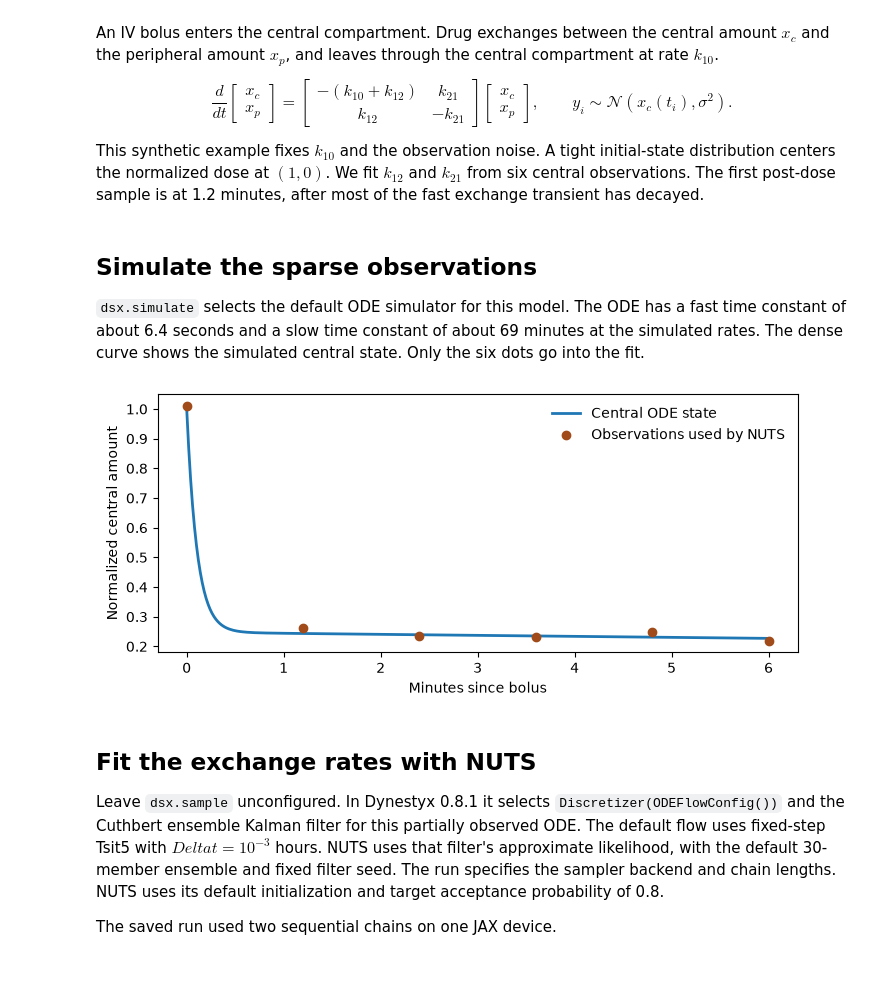
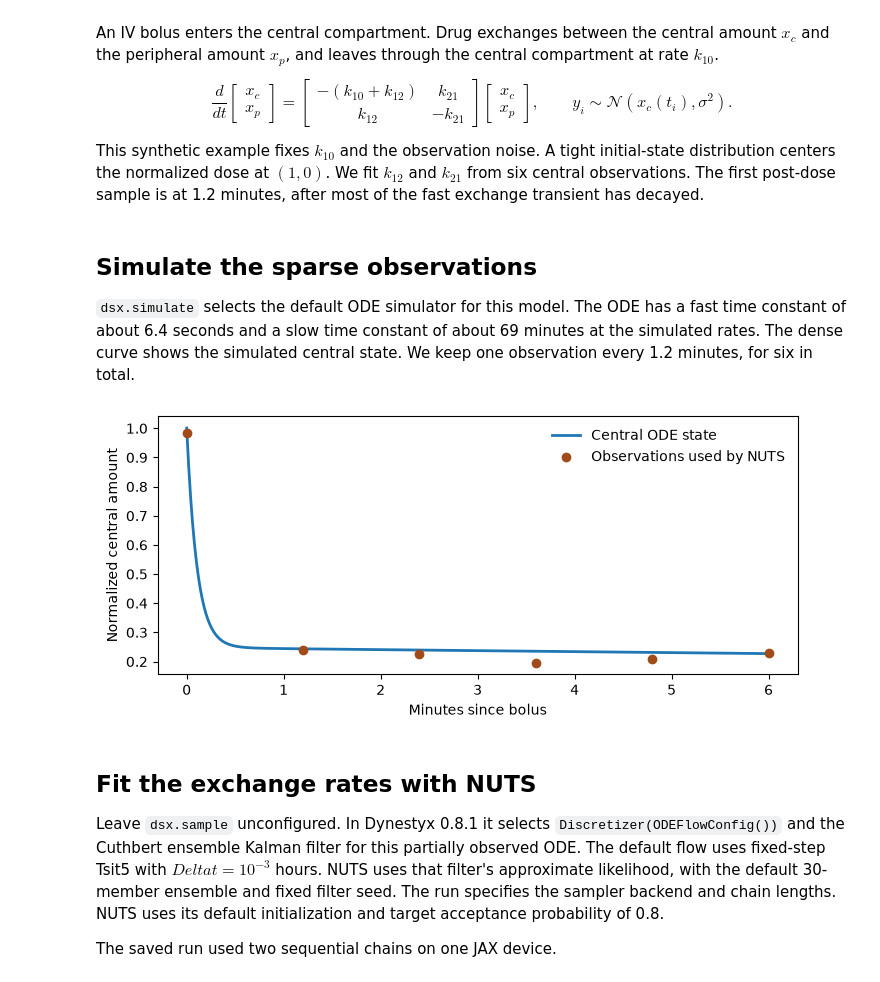
Before and after one commit to BasisResearch/dynestyx, a Jupyter notebook: docs/deep_dives/two_compartment_pk_nuts.ipynb, the cells around one changed output. Cells and saved outputs as stored; diff of their text form; code cells hidden in the pictures.

Commit message:
Use one seed in the PK deep dive

```diff
--- a/docs/deep_dives/two_compartment_pk_nuts.ipynb
+++ b/docs/deep_dives/two_compartment_pk_nuts.ipynb
@@ -36,12 +36,14 @@ import dynestyx as dsx
 from dynestyx.inference.configs.mcmc import NUTSConfig
 from dynestyx.inference.mcmc import MCMCInference
 
+SEED = 0
+simulation_key, nuts_key = jr.split(jr.PRNGKey(SEED))
+
 K10 = 3.5  # per hour
 TRUE_RATES = jnp.array([420.0, 140.0])  # k12 and k21 per hour
 X0 = jnp.array([1.0, 0.0])
 X0_SD = 1e-3
 OBS_SD = 0.015
-OBS_TIMES = jnp.array([0.0, 0.02, 0.04, 0.06, 0.08, 0.10])  # hours
 LOG_RATE_MIN = jnp.log(jnp.array([80.0, 30.0]))
 LOG_RATE_MAX = jnp.log(jnp.array([1600.0, 600.0]))
 
@@ -76,26 +78,25 @@ def pk_model(obs_times, obs_values, ctrl_times=None, ctrl_values=None):
 `dsx.simulate` selects the default ODE simulator for this model. The ODE
 has a fast time constant of about 6.4 seconds and a slow time constant of
 about 69 minutes at the simulated rates. The dense curve shows the simulated
-central state. Only the six dots go into the fit.
+central state. We keep one observation every 1.2 minutes, for six in total.
 # %%
 dynamics = pk_dynamics(*TRUE_RATES)
-data_key = jr.PRNGKey(74)
-synthetic = dsx.simulate(dynamics, rng_key=data_key, predict_times=OBS_TIMES)
-obs_values = synthetic.observations[0]
+plot_times = jnp.linspace(0.0, 0.10, 301)  # hours
+synthetic = dsx.simulate(dynamics, rng_key=simulation_key, predict_times=plot_times)
+obs_times = plot_times[::60]
+obs_values = synthetic.observations[0, ::60]
 
-plot_times = jnp.linspace(0.0, OBS_TIMES[-1], 301)
-dense = dsx.simulate(dynamics, rng_key=data_key, predict_times=plot_times)
 fig, ax = plt.subplots(figsize=(7, 3.1), layout="constrained")
-ax.plot(60 * plot_times, dense.states[0, :, 0], lw=2, label="Central ODE state")
+ax.plot(60 * plot_times, synthetic.states[0, :, 0], lw=2, label="Central ODE state")
 ax.scatter(
-    60 * OBS_TIMES, obs_values[:, 0],
+    60 * obs_times, obs_values[:, 0],
     color="#a04b19", zorder=3, label="Observations used by NUTS",
 )
 ax.set(xlabel="Minutes since bolus", ylabel="Normalized central amount")
 ax.legend(frameon=False)
 plt.show()
 # %% [output]
-[figure, old version]
+[figure, new version]
 # %% [markdown]
 ## Fit the exchange rates with NUTS
 
```
Also changed, not shown: parts of 3 cells of this notebook.
